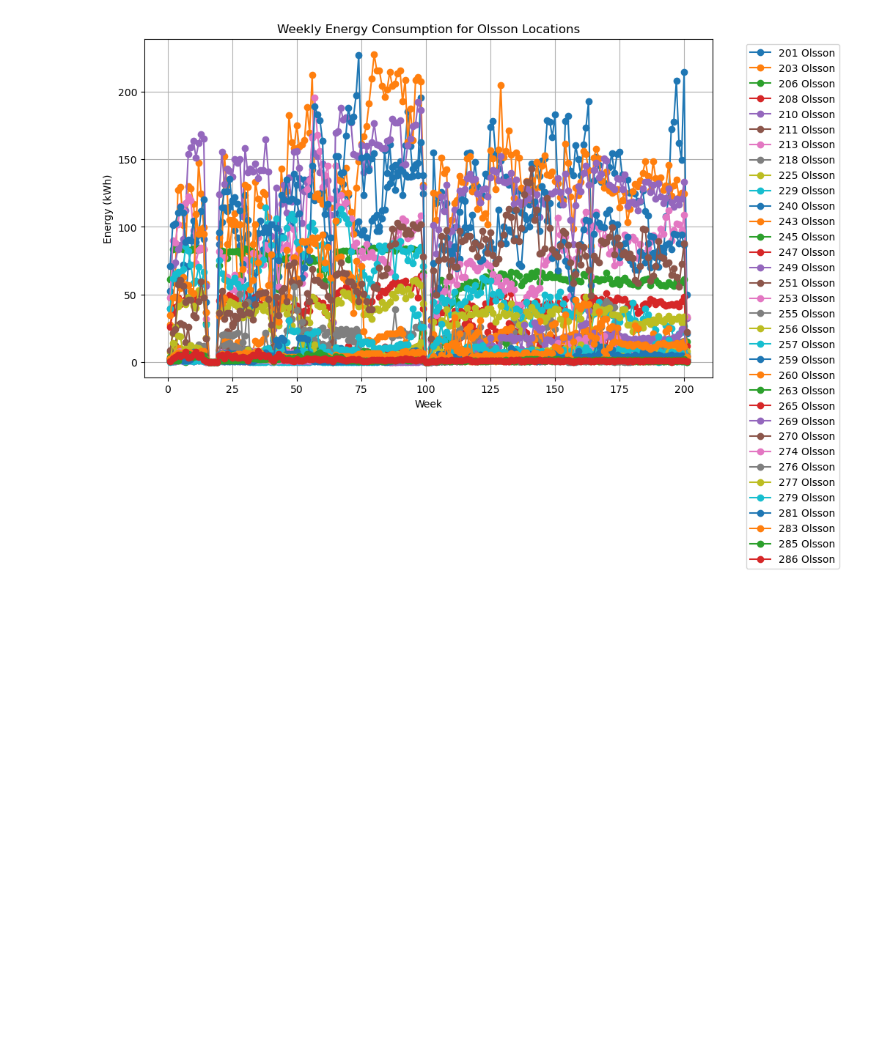
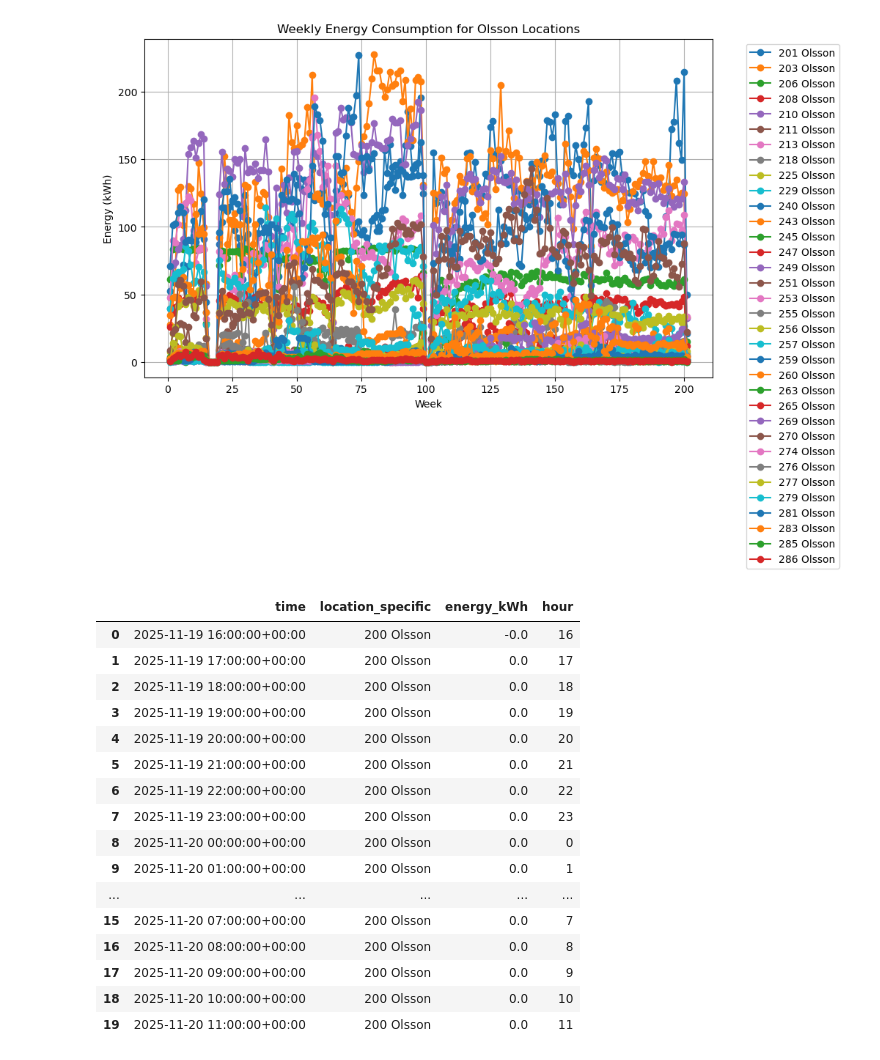
Before and after one commit to Taran-Gupta/SaHB-Energy-Mapping, a Jupyter notebook: Power Data.ipynb, the cells around one changed output. Saved outputs shown, nothing was run; the diff lists cells and outputs as text; code cells hidden in the pictures; blank space fills up the shorter version.

```diff
--- a/Power Data.ipynb
+++ b/Power Data.ipynb
@@ -156,3 +156,55 @@ plt.show()
 # %%
 # save unfilitered historical data to csv
 hist_energy.to_csv('olsson_historical_energy.csv', index=False)
+# %%
+# testing to see what room data is available
+
+query = """
+    SELECT SUM("value") / 60000 AS "kWh"
+    FROM "power_w"
+    WHERE "location_specific" =~ /^([0-9]+ Olsson)$/
+    AND time >= '2025-11-19T16:00:00Z'
+    AND time <= '2025-11-20T11:00:00Z'
+    GROUP BY time(1h), "location_specific" FILL(0)
+"""
+
+result = client.query(query)
+
+# put results in df and make column location_specific
+
+rows = []
+for (measurement, tags), points in result.items():
+    location = tags.get('location_specific', 'Unknown')
+    for p in points:
+        rows.append({
+            'time': pd.to_datetime(p['time']),
+            'location_specific': location,
+            'energy_kWh': round(p.get('kWh', 0), 2) # Convert kWh to MWh
+        })
+
+night_df = pd.DataFrame(rows)
+night_df.sort_values(['location_specific', 'time'], inplace=True)
+night_df.reset_index(drop=True, inplace=True)
+
+# gets the hour from the time column
+night_df['hour'] = night_df['time'].dt.hour
+
+night_df.head(20)
+# %% [output]
+|  | time | location_specific | energy_kWh | hour |
+| 0 | 2025-11-19 16:00:00+00:00 | 200 Olsson | -0.0 | 16 |
+| 1 | 2025-11-19 17:00:00+00:00 | 200 Olsson | 0.0 | 17 |
+| 2 | 2025-11-19 18:00:00+00:00 | 200 Olsson | 0.0 | 18 |
+| 3 | 2025-11-19 19:00:00+00:00 | 200 Olsson | 0.0 | 19 |
+| 4 | 2025-11-19 20:00:00+00:00 | 200 Olsson | 0.0 | 20 |
+| 5 | 2025-11-19 21:00:00+00:00 | 200 Olsson | 0.0 | 21 |
+| 6 | 2025-11-19 22:00:00+00:00 | 200 Olsson | 0.0 | 22 |
+| 7 | 2025-11-19 23:00:00+00:00 | 200 Olsson | 0.0 | 23 |
+| 8 | 2025-11-20 00:00:00+00:00 | 200 Olsson | 0.0 | 0 |
+| 9 | 2025-11-20 01:00:00+00:00 | 200 Olsson | 0.0 | 1 |
+| ... | ... | ... | ... | ... |
+| 15 | 2025-11-20 07:00:00+00:00 | 200 Olsson | 0.0 | 7 |
+| 16 | 2025-11-20 08:00:00+00:00 | 200 Olsson | 0.0 | 8 |
+| 17 | 2025-11-20 09:00:00+00:00 | 200 Olsson | 0.0 | 9 |
+| 18 | 2025-11-20 10:00:00+00:00 | 200 Olsson | 0.0 | 10 |
+| 19 | 2025-11-20 11:00:00+00:00 | 200 Olsson | 0.0 | 11 |
```
Also changed, not shown: parts of 1 cell of this notebook.
